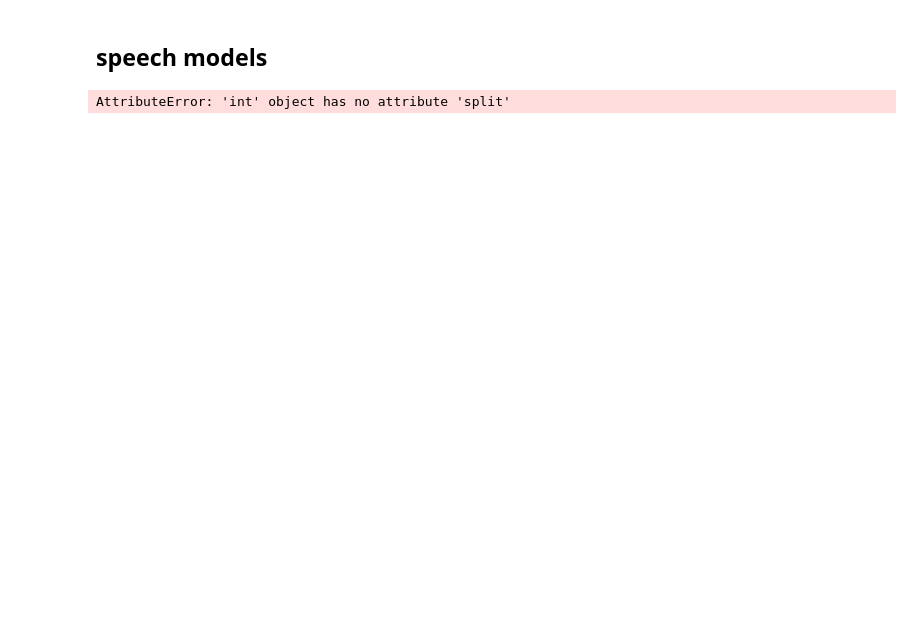
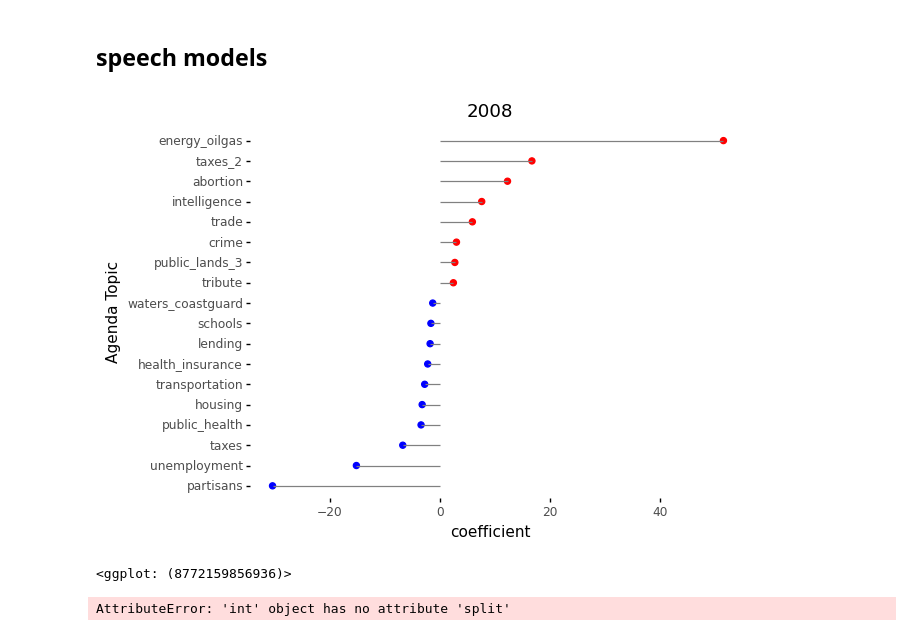
Before and after one commit to JM-Pearl/Dissertation, a Jupyter notebook: Evaluating_predictive_coefs.ipynb, the cells around one changed output. Saved outputs shown, nothing was run; the diff lists cells and outputs as text; code cells hidden in the pictures; blank space fills up the shorter version.

```diff
--- a/Evaluating_predictive_coefs.ipynb
+++ b/Evaluating_predictive_coefs.ipynb
@@ -19,7 +19,7 @@ mapper['year'] = pd.to_numeric(mapper['year'])
 # %% [markdown]
 ## speech models
 # %%
-year = 2016
+year = 1995
 coefs = results.loc[results.year == year]
 # %%
 def make_plot(year,type='speaker_accuracy'):
@@ -69,8 +69,11 @@ def make_plot(year,type='speaker_accuracy'):
         ggtitle(str(year))
     )
 # %%
-x = make_plot(2011,'speech_accuracy')
-x.save(filename='Results/Figures/2011_coefs.png',dpi=300)
+make_plot(2008,'speech_accuracy')
+# x.save(filename='Results/Figures/2011_coefs.png',dpi=300)
+# %% [output]
+[figure, added]
+<ggplot: (8772159856936)>
 # %%
 x.save(filename='Results/Figures/2011_coefs.png',dpi=300)
 # %%
```
Also changed, not shown: 5 other files.
